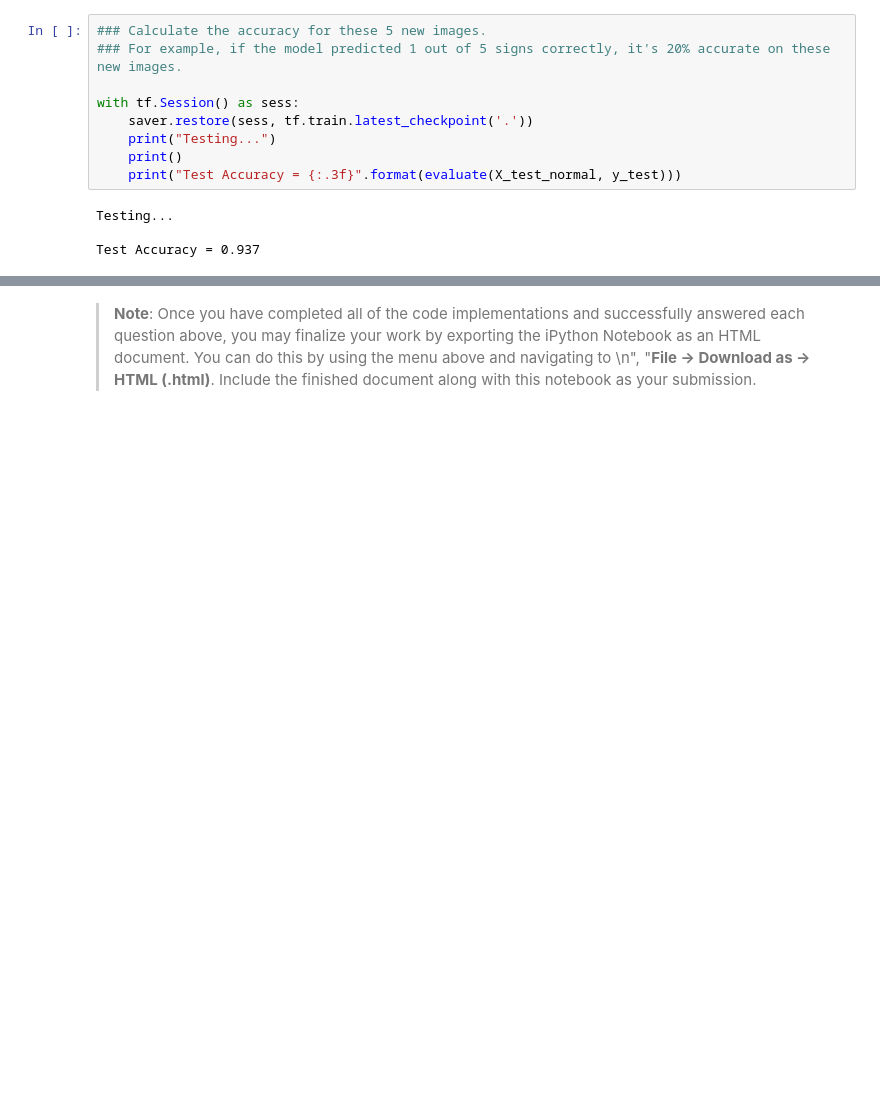
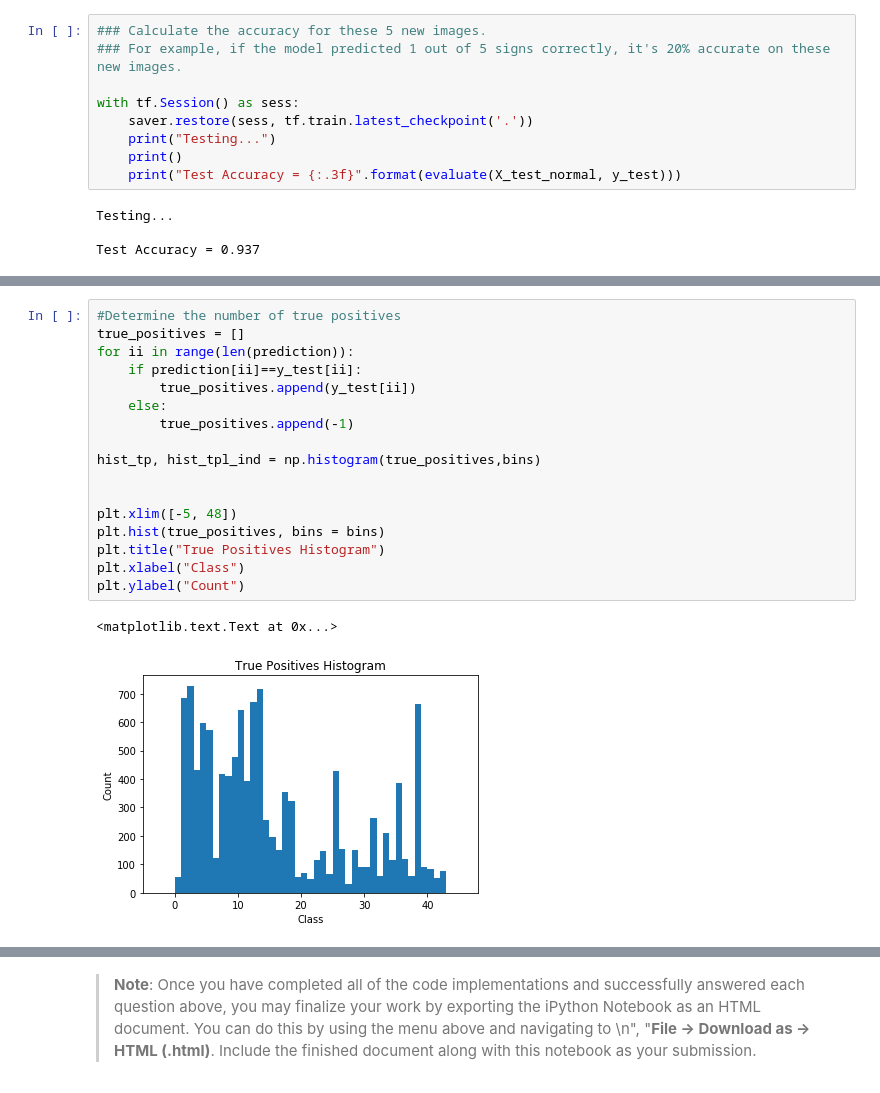
Before and after one commit to avernethy/CarND-Traffic-Sign-Classifier-Project, a Jupyter notebook: Traffic_Sign_Classifier.ipynb, the cells around one changed output, grey strips where cells are left out. Drawn from its saved outputs; the diff is of its cells as text; blank space fills up the shorter version.

```diff
--- a/Traffic_Sign_Classifier.ipynb
+++ b/Traffic_Sign_Classifier.ipynb
@@ -758,0 +791,20 @@ Once you have completed the code implementation, document your results in a proj
+# %%
+#Determine the number of true positives
+true_positives = []
+for ii in range(len(prediction)):
+    if prediction[ii]==y_test[ii]:
+        true_positives.append(y_test[ii])
+    else:
+        true_positives.append(-1)
+
+hist_tp, hist_tpl_ind = np.histogram(true_positives,bins)
+
+
+plt.xlim([-5, 48])
+plt.hist(true_positives, bins = bins)
+plt.title("True Positives Histogram")
+plt.xlabel("Class")
+plt.ylabel("Count")
+# %% [output]
+<matplotlib.text.Text at 0x...>
+[figure, added]
```
Also changed, not shown: parts of 13 cells of this notebook, 4 other files.
